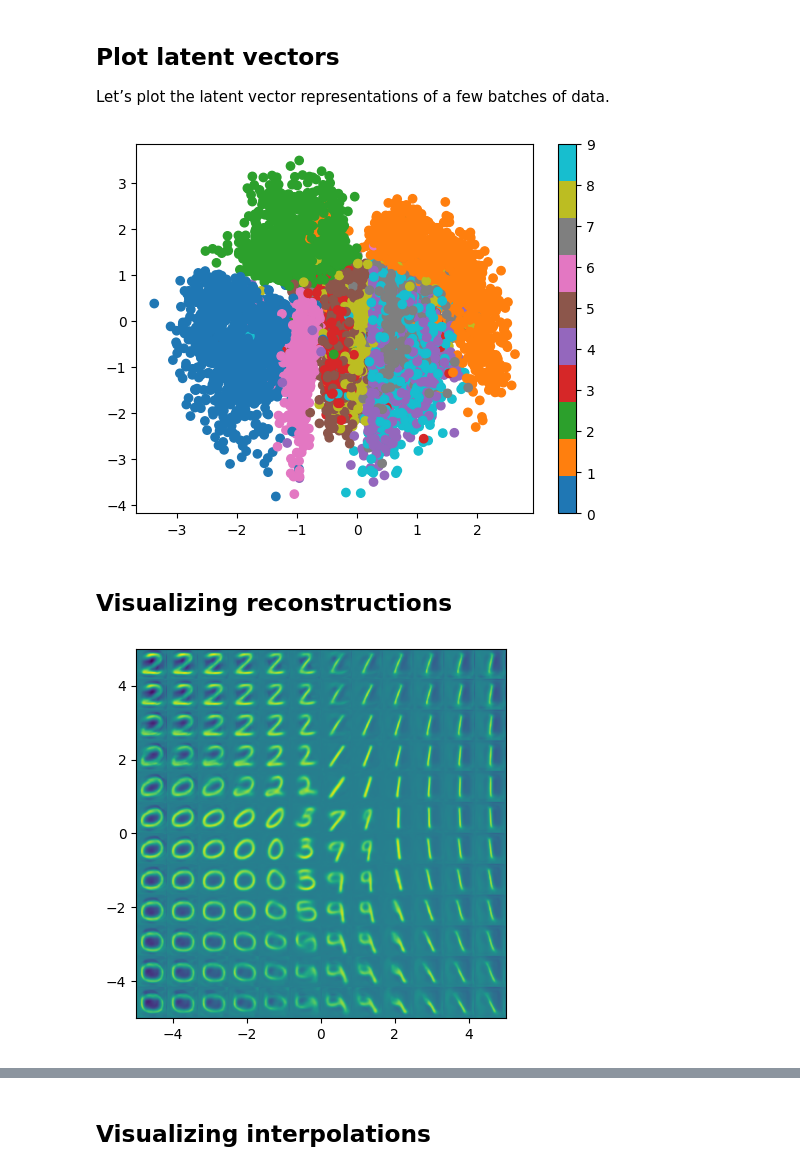
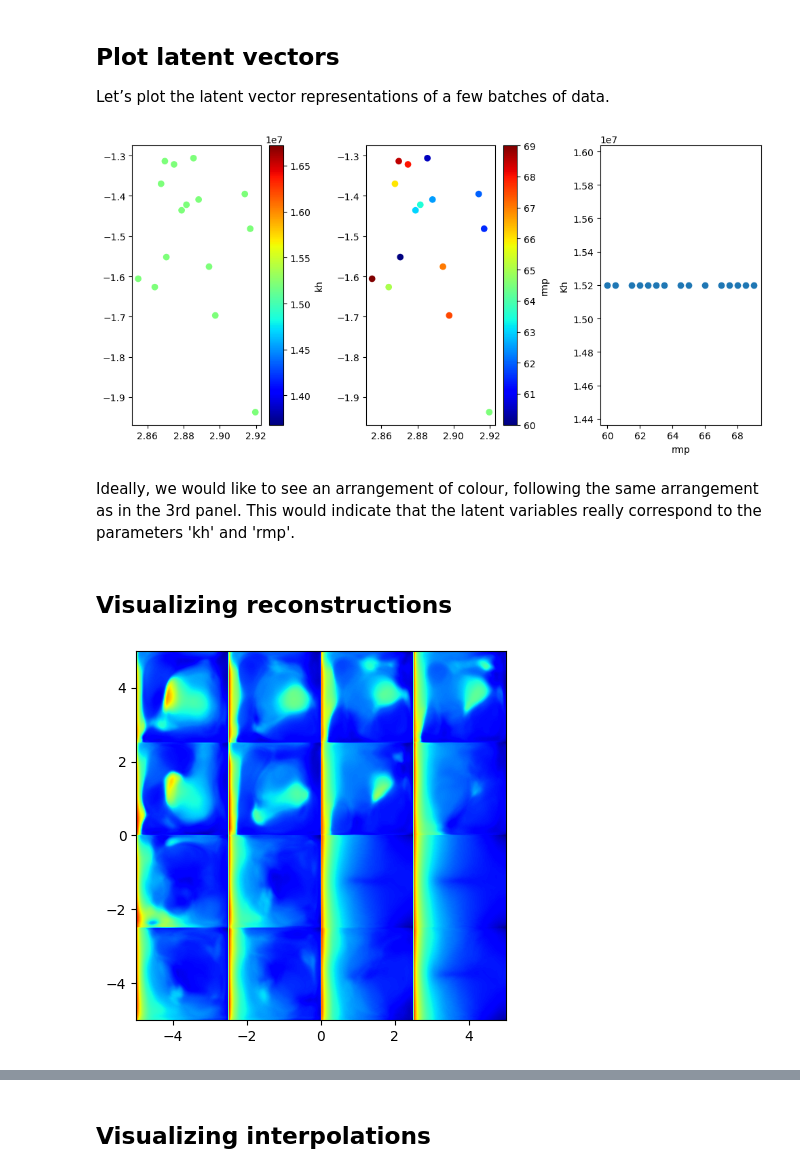
Before and after one commit to ikitcheng/mdiscnet, a Jupyter notebook: mdiscnet/beta_vae_training_mdisc.ipynb, the cells around one changed output, grey strips where cells are left out. Drawn from its saved outputs; the diff is of its cells as text; code cells hidden in the pictures.

Commit message:
[UPDATE] Update create mdisc dataset and training notebook showing preliminary results on the small dataset

```diff
--- a/mdiscnet/beta_vae_training_mdisc.ipynb
+++ b/mdiscnet/beta_vae_training_mdisc.ipynb
@@ -100,7 +99,7 @@ from train import train_model
 # %%
 output_dir='my_model'
 lr=1e-3
-epochs=20
+epochs=1000
 # %%
-vae = train_model(vae, dataloader, lr=lr, epochs=epochs)
+vae, hist = train_model(vae, dataloader, lr=lr, epochs=epochs)
 # %% [output]
@@ -120,20 +116,28 @@ Epoch: 12/20, Loss: nan
 # %%
-# save the model
-from util import save_model, load_model
-#save_model(vae, model_path=f'./my_model/vae_beta={beta}.pth')
-vae = load_model(vae, model_path='./my_model/vae_beta=1.0.pth')
+# save and load the model
+from util import save_model, load_model, save_result, load_result
+save_model(vae, model_path=f'./my_model/vae_beta={beta}.pth')
+save_result(hist, filename=f'./my_model/vae_beta={beta}_hist.pkl')
+#vae = load_model(vae, model_path='./my_model/vae_beta=1.0.pth')
 # %% [markdown]
 ## Plot latent vectors
 Let’s plot the latent vector representations of a few batches of data.
+# %%
+batch_size = 1
+shuffle = False
+num_workers = 4
+dataloader = DataLoader(dataset, batch_size=batch_size, shuffle=shuffle, num_workers=num_workers)
 # %%
 from plots import plot_latent
-plot_latent(vae, data)
+plot_latent(vae, dataloader)
 # %% [output]
-[figure, old version]
+[figure, new version]
+# %% [markdown]
+Ideally, we would like to see an arrangement of colour, following the same arrangement as in the 3rd panel. This would indicate that the latent variables really correspond to the parameters 'kh' and 'rmp'.
 # %% [markdown]
 ## Visualizing reconstructions
 # %%
 from plots import reconstruct, plot_reconstructed
-plot_reconstructed(vae, width=32, z0=(-5, 5), z1=(-5, 5), n_img=12)
+plot_reconstructed(vae, width=512, z0=(-5, 5), z1=(-5, 5), n_img=4)
 # %% [output]
-[figure, old version]
+[figure, new version]
```
Also changed, not shown: parts of 12 cells of this notebook, 1 other file.
